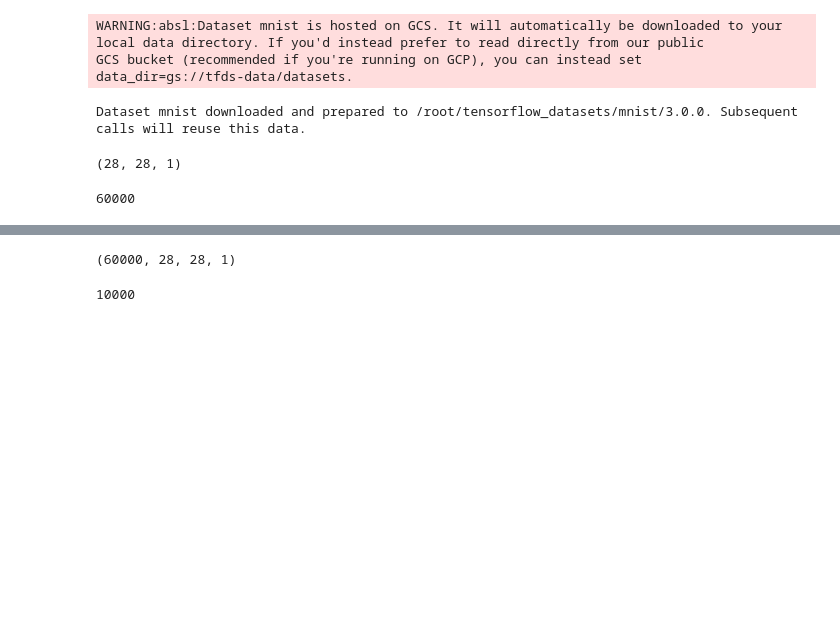
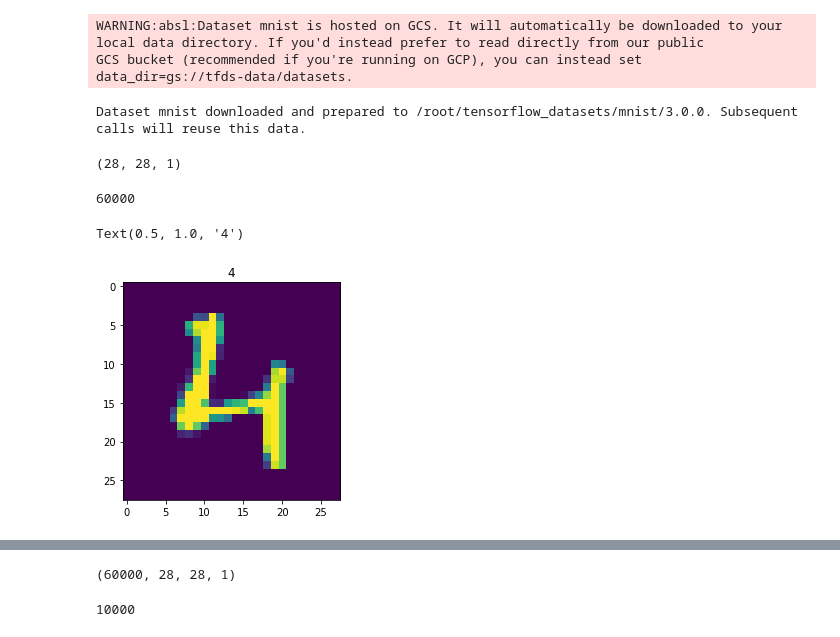
Before and after one commit to sp7412/colab, a Jupyter notebook: distilling.ipynb, the cells around one changed output, grey strips where cells are left out. Drawn from its saved outputs; the diff is of its cells as text; code cells hidden in the pictures; blank space fills up the shorter version.

```diff
--- a/distilling.ipynb
+++ b/distilling.ipynb
@@ -47,3 +49,11 @@ num_training_examples
 ds_train_iter = ds_train.as_numpy_iterator()
 train_images, train_labels = zip(*[ds_train_iter.next() for i in range(num_training_examples)])
 train_images = np.asarray(train_images)
+# %%
+import matplotlib.pyplot as plt
+idx = 10
+plt.imshow(np.squeeze(train_images[idx]))
+plt.title(train_labels[idx])
+# %% [output]
+Text(0.5, 1.0, '4')
+[figure, added]
```
Also changed, not shown: parts of 16 cells of this notebook.
